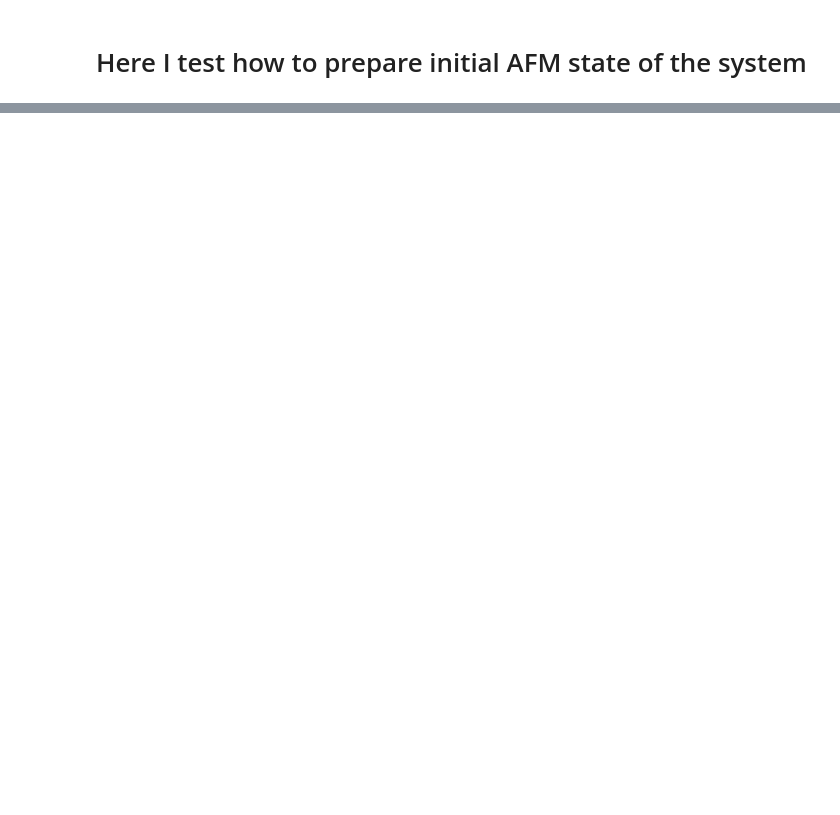
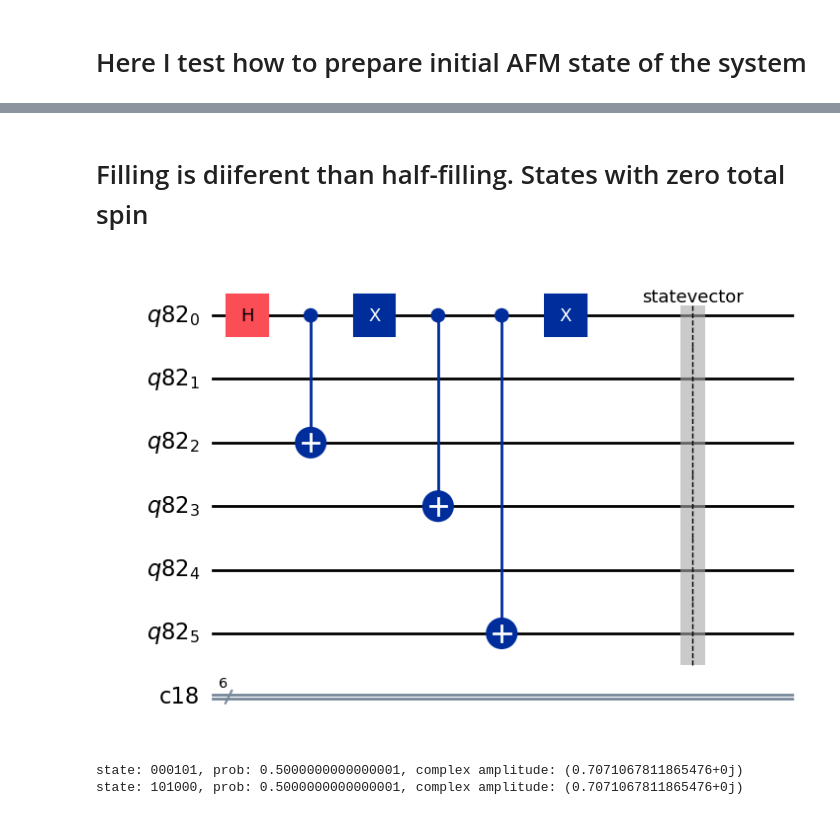
Before and after one commit to OlegUdalov/QC-qiskit-codes, a Jupyter notebook: VQE/Initial_state_preparation.ipynb, the cells around one changed output, grey strips where cells are left out. Saved outputs shown, nothing was run; the diff lists cells and outputs as text; code cells hidden in the pictures; blank space fills up the shorter version.

```diff
--- a/VQE/Initial_state_preparation.ipynb
+++ b/VQE/Initial_state_preparation.ipynb
@@ -63,0 +81,57 @@ state: 1111, prob: 0.2500000000000001, complex amplitude: (0.5000000000000001+1.
+# %% [markdown]
+# Filling is diiferent than half-filling. States with zero total spin
+# %%
+n_sites = 3
+n_qubits = n_sites *2
+n_el = 2
+occupied_states = [0, 2]
+q_r = Q_R(n_qubits)
+c_r = C_R(n_qubits)
+qc_init = QuantumCircuit(q_r,c_r)
+
+
+
+qc_init.h(0)
+
+
+
+for i in range(n_el - 1):
+    qc_init.cx(0, occupied_states[i + 1])
+
+qc_init.x(0)
+
+qc_init.cx(0, n_sites)
+
+for i in range(n_el - 1):
+    qc_init.cx(0, occupied_states[i + 1] + n_sites)
+
+qc_init.x(0)
+
+qc_init.save_statevector()
+
+qc_init.draw('mpl')
+# %% [output]
+[figure, added]
+# %%
+SimulatorAer = AerSimulator()
+circ = transpile(qc_init, backend = SimulatorAer)
+result = SimulatorAer.run(circ,shots = 1).result()
+ground_state = result.get_statevector(circ)
+
+import sys
+sys.path.insert(0, 'C:/Users/Oleg/Google Диск/QC/Codes/QC-qiskit-codes/Library')
+import aux_func as af
+n_nonzero = 0
+n_states = pow(2, 2 * n_sites)
+states = []
+prob = []
+for i in range(n_states):
+    pr = pow(abs(ground_state[i]), 2)
+    if pr>1/n_states:
+        n_nonzero = n_nonzero + 1
+        states.append(i)
+        prob.append(pr)
+        print('state: ' + str(af.int_2_bin_word(i, 2 * n_sites)) + ', prob: ' + str(pr) + ', complex amplitude: ' + str(ground_state[i]))
+# %% [output]
+state: 000101, prob: 0.5000000000000001, complex amplitude: (0.7071067811865476+0j)
+state: 101000, prob: 0.5000000000000001, complex amplitude: (0.7071067811865476+0j)
```
Also changed, not shown: parts of 3 cells of this notebook, 8 other files.
